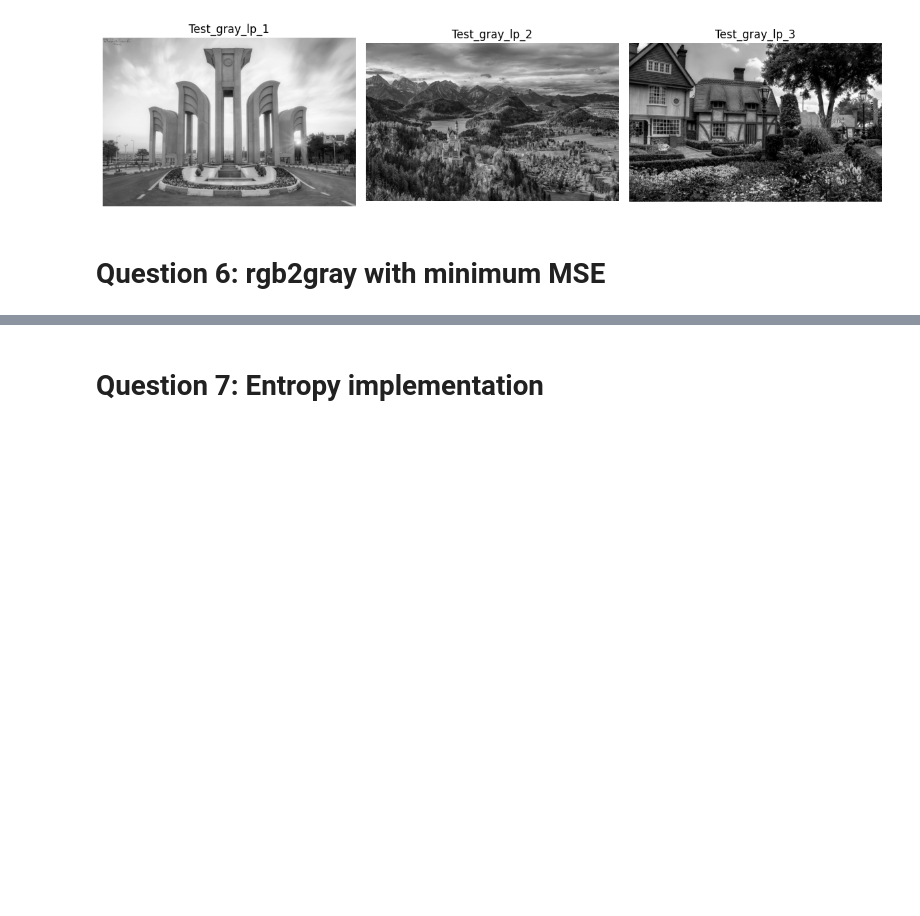
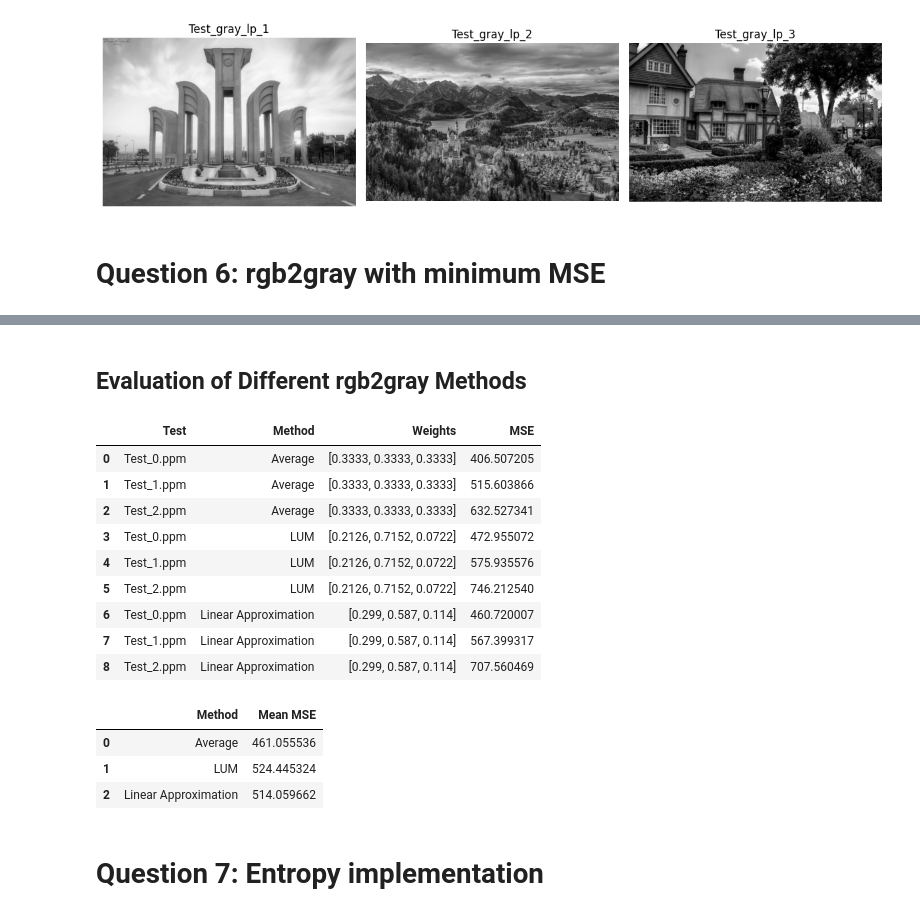
Before and after one commit to pouriaSameti/Advanced-Multimedia-Systems, a Jupyter notebook: Exercise 1/code.ipynb, the cells around one changed output, grey strips where cells are left out. Cells and saved outputs as stored; diff of their text form; code cells hidden in the pictures; blank space fills up the shorter version.

```diff
--- a/Exercise 1/code.ipynb
+++ b/Exercise 1/code.ipynb
@@ -266,3 +199,54 @@ df_results
+# %% [markdown]
+## Evaluation of Different rgb2gray Methods
+# %%
+test1, _, _, _ = read_ppm('data/Q2/Test_1.ppm')
+test2, _, _, _ = read_ppm('data/Q2/Test_2.ppm')
+test3, _, _, _ = read_ppm('data/Q2/Test_3.ppm')
+
+test_list = [test1, test2, test3]
+result_table = []
+# %%
+avg_result_list = [test1_gray_avg, test2_gray_avg, test3_gray_avg]
+for i, avg_image in enumerate(avg_result_list):
+    rgb_image = test_list[i]
+    mse = mse_gray_color(rgb_image, avg_image)
+    result_table.append({'Test': f'Test_{i}.ppm', 'Method': 'Average', 'Weights': [0.3333, 0.3333, 0.3333], 'MSE':mse})
+# %%
+lum_result_list = [test1_gray_lum, test2_gray_lum, test3_gray_lum]
+for i, lum_image in enumerate(lum_result_list):
+    rgb_image = test_list[i]
+    mse = mse_gray_color(rgb_image, lum_image)
+    result_table.append({'Test': f'Test_{i}.ppm', 'Method': 'LUM', 'Weights': [0.2126, 0.7152, 0.0722], 'MSE':mse})
+# %%
+lp_result_list = [test1_gray_lp, test2_gray_lp, test3_gray_lp]
+for i, lp_image in enumerate(lp_result_list):
+    rgb_image = test_list[i]
+    mse = mse_gray_color(rgb_image, lp_image)
+    result_table.append({'Test': f'Test_{i}.ppm', 'Method': 'Linear Approximation', 'Weights': [0.2990, 0.5870, 0.1140], 'MSE':mse})
+# %%
+result_table = pd.DataFrame(result_table)
+result_table
+# %% [output]
+|  | Test | Method | Weights | MSE |
+| 0 | Test_0.ppm | Average | [0.3333, 0.3333, 0.3333] | 406.507205 |
+| 1 | Test_1.ppm | Average | [0.3333, 0.3333, 0.3333] | 515.603866 |
+| 2 | Test_2.ppm | Average | [0.3333, 0.3333, 0.3333] | 632.527341 |
+| 3 | Test_0.ppm | LUM | [0.2126, 0.7152, 0.0722] | 472.955072 |
+| 4 | Test_1.ppm | LUM | [0.2126, 0.7152, 0.0722] | 575.935576 |
+| 5 | Test_2.ppm | LUM | [0.2126, 0.7152, 0.0722] | 746.212540 |
+| 6 | Test_0.ppm | Linear Approximation | [0.299, 0.587, 0.114] | 460.720007 |
+| 7 | Test_1.ppm | Linear Approximation | [0.299, 0.587, 0.114] | 567.399317 |
+| 8 | Test_2.ppm | Linear Approximation | [0.299, 0.587, 0.114] | 707.560469 |
+# %%
+final_result = pd.DataFrame([{'Method': 'Average', 'Mean MSE': result_table[:2]['MSE'].mean()},
+                             {'Method': 'LUM', 'Mean MSE': result_table[3:5]['MSE'].mean()},
+                             {'Method': 'Linear Approximation', 'Mean MSE': result_table[6:8]['MSE'].mean()}])
+final_result
+# %% [output]
+|  | Method | Mean MSE |
+| 0 | Average | 461.055536 |
+| 1 | LUM | 524.445324 |
+| 2 | Linear Approximation | 514.059662 |
 # %% [markdown]
 # Question 7: Entropy implementation
 # %%
```
Also changed, not shown: parts of 7 cells of this notebook.
